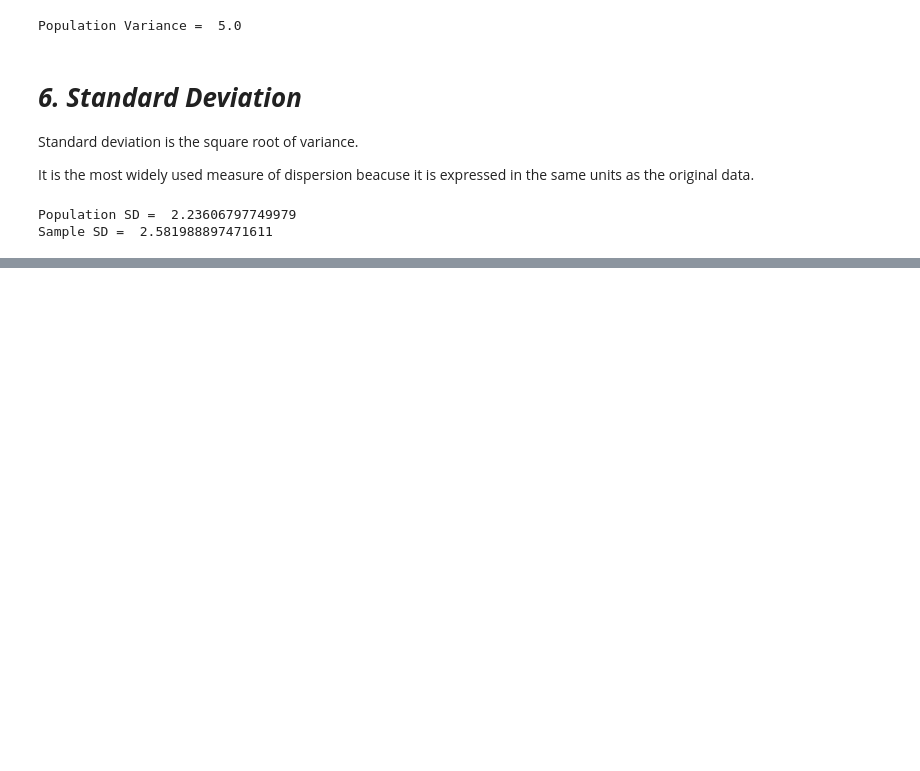
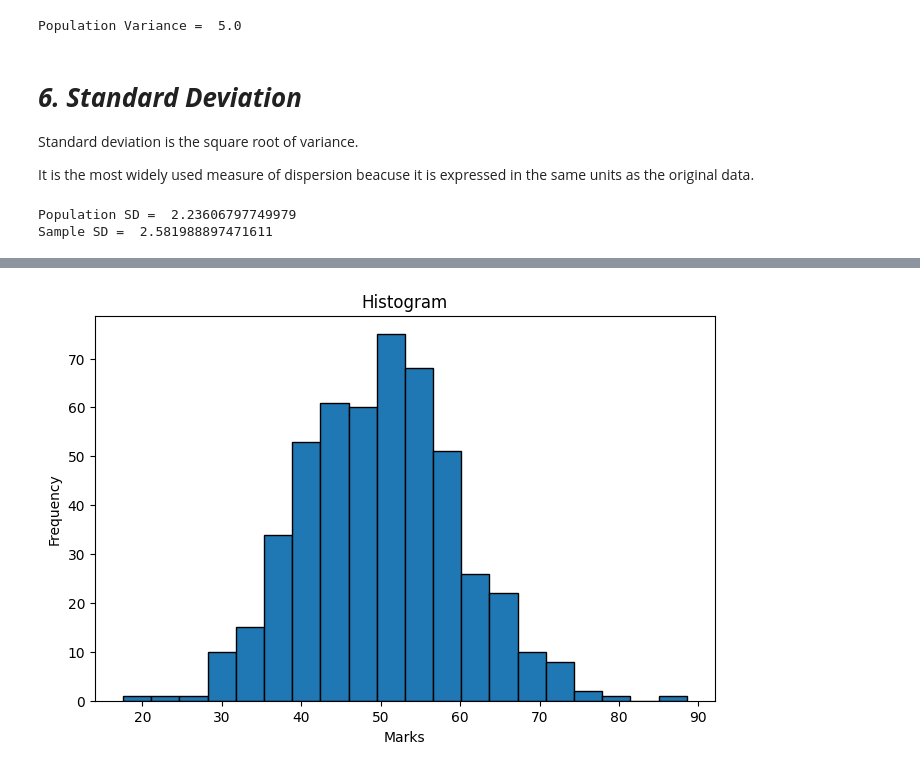
Before and after one commit to Khushi232505/Data-Science-and-AI, a Jupyter notebook: Module_3_Statistics_and_Mathmatics.ipynb, the cells around one changed output, grey strips where cells are left out. Cells and saved outputs as stored; diff of their text form; code cells hidden in the pictures; blank space fills up the shorter version.

Commit message:
Added Skewness

```diff
--- a/Module_3_Statistics_and_Mathmatics.ipynb
+++ b/Module_3_Statistics_and_Mathmatics.ipynb
@@ -198,0 +207,80 @@ Sample SD =  2.581988897471611
+# %%
+import numpy as np
+import pandas as pd
+import matplotlib.pyplot as plt
+from scipy.stats import skew
+
+# ----------------------------
+# Create Sample Dataset
+# ----------------------------
+
+np.random.seed(42)
+
+# Normally distributed data
+data = np.random.normal(loc=50, scale=10, size=500)
+
+df = pd.DataFrame({
+    "Marks": data
+})
+
+
+# ----------------------------
+# Calculate Skewness
+# ----------------------------
+
+skew_value = skew(df["Marks"])
+
+print("\nSkewness Value =", round(skew_value, 4))
+
+# ----------------------------
+# Interpretation
+# ----------------------------
+
+if skew_value > 0:
+    print("Interpretation : Positively (Right) Skewed Distribution")
+elif skew_value < 0:
+    print("Interpretation : Negatively (Left) Skewed Distribution")
+else:
+    print("Interpretation : Perfectly Symmetric Distribution")
+
+# ----------------------------
+# Histogram
+# ----------------------------
+
+plt.figure(figsize=(8,5))
+
+plt.hist(df["Marks"],
+         bins=20,
+         edgecolor="black")
+
+plt.title("Histogram")
+plt.xlabel("Marks")
+plt.ylabel("Frequency")
+
+plt.show()
+
+# ----------------------------
+# Density Plot
+# ----------------------------
+
+plt.figure(figsize=(8,5))
+
+df["Marks"].plot(kind="density")
+
+plt.title("Density Plot")
+plt.xlabel("Marks")
+
+plt.show()
+
+# ----------------------------
+# Box Plot
+# ----------------------------
+
+plt.figure(figsize=(6,4))
+
+plt.boxplot(df["Marks"])
+
+plt.title("Box Plot")
+
+plt.show()
+# %% [output]
@@ -198,0 +289 @@ Sample SD =  2.581988897471611
+[figure, added]
```
Also changed, not shown: parts of 2 cells of this notebook.
